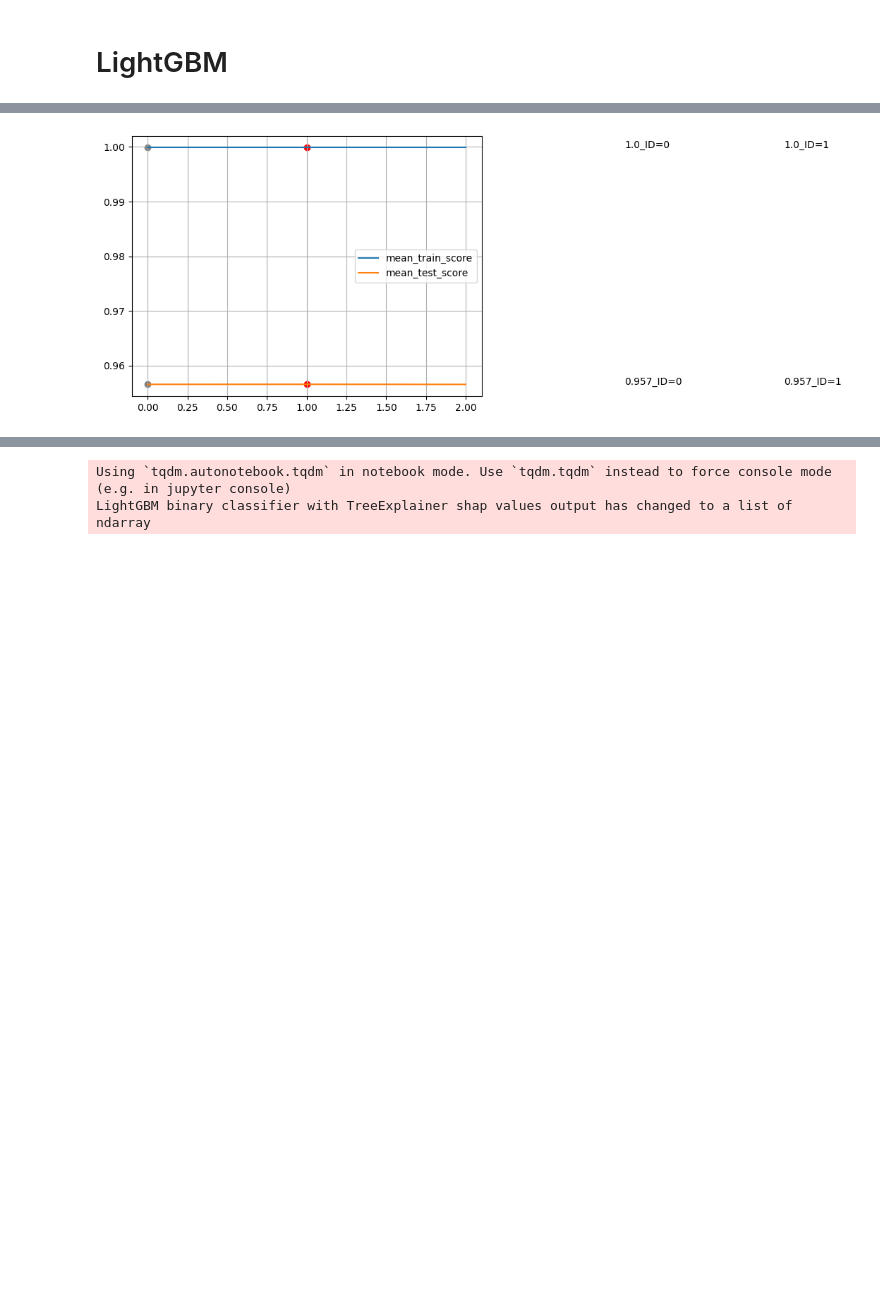
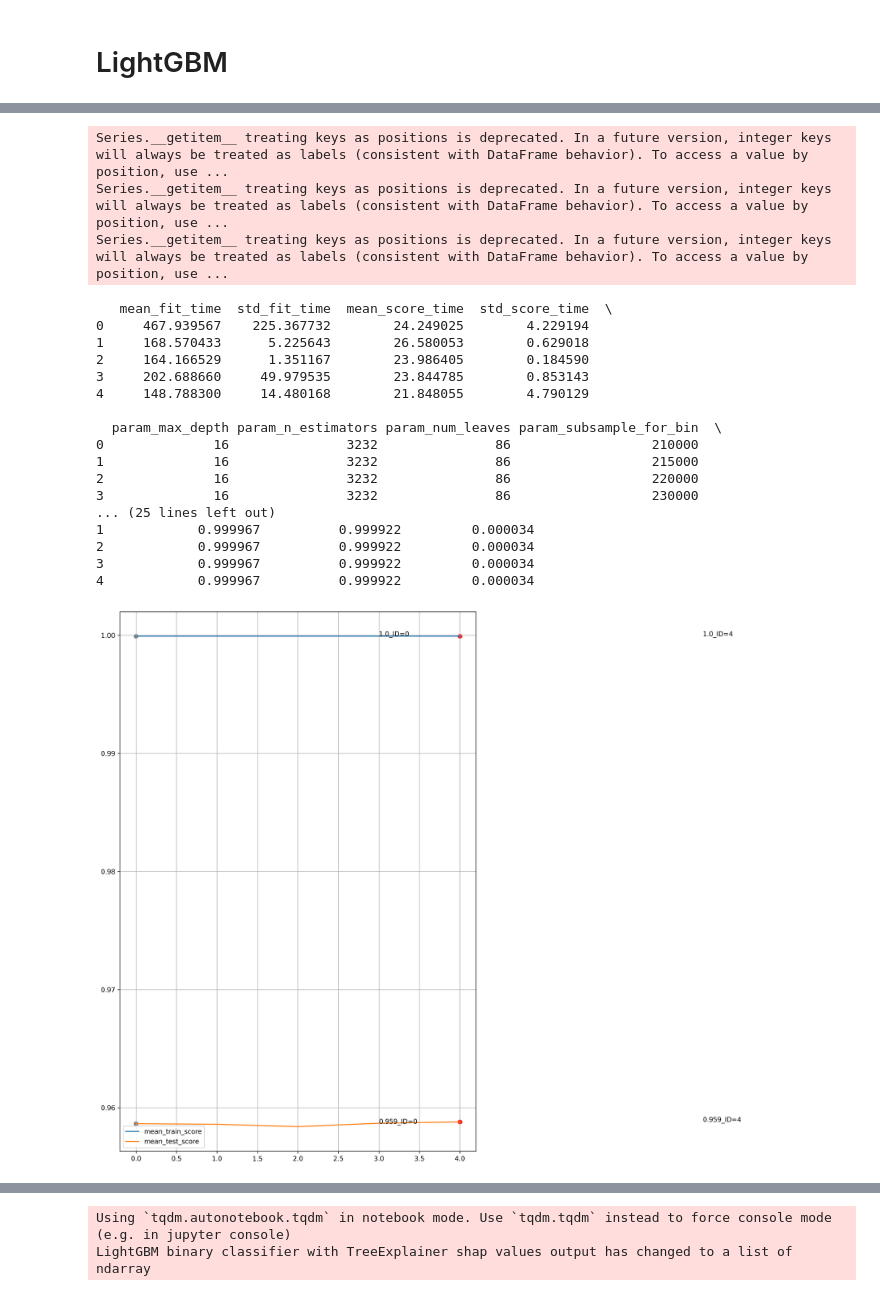
Before and after one commit to OviOvocny/dr-playground, a Jupyter notebook: LightGBM-phishing-demo.ipynb, the cells around one changed output, grey strips where cells are left out. Cells and saved outputs as stored; diff of their text form; code cells hidden in the pictures; blank space fills up the shorter version.

```diff
--- a/LightGBM-phishing-demo.ipynb
+++ b/LightGBM-phishing-demo.ipynb
@@ -28,7 +28,7 @@ model_name = "demo_phishing"
 # #############################################################
 benign_dataset_filenames = [
     'floor/benign_2310.parquet',
-    'floor/cesnet2.parquet'
+    'floor/cesnet2_2310.parquet'
 ]
 malicious_dataset_filenames = [
     'floor/phishing_2310.parquet',
@@ -119,8 +119,8 @@ import matplotlib.pyplot as plt
 params = {
     'objective': 'binary',  # binary classification
     'boosting_type': 'gbdt',  # Gradient Boosting Decision Tree
-    'n_estimators': 3030,  # Number of boosted trees to fit, equivalent to number of boosting iterations
-    'num_leaves': 89,
+    'n_estimators': 3232,  # Number of boosted trees to fit, equivalent to number of boosting iterations
+    'num_leaves': 86,
     'max_depth': 16,
     'random_state': 7,
     'learning_rate': 0.1,
@@ -230,7 +221,7 @@ if run_grid_search:
         'random_state': 7,
         #"n_estimators": 897,
         #"num_leaves": 59,
-        'max_depth': 17,
+        'max_depth': 16,
         'learning_rate': 0.1,
         #"min_child_samples": "27",
         #"min_split_gain": 0.0,
@@ -244,18 +235,18 @@ if run_grid_search:
 
     # this is your grid of parameters to search through, every combination will be tried
     grid = {
-        "n_estimators": [3020, 3030, 3050],
-        "num_leaves": [89],
+        "n_estimators": [3232],
+        "num_leaves": [86],
         "max_depth": [16],
 
         #"learning_rate": [0.11, 0.12, 0.13, 0.2],
         #"subsample": [0.1],
         #reg_lambda": [0.1],
         #'min_split_gain' : [0.0, 0.1, 0.2]
-        #'subsample_for_bin': [215000, 220000, 230000, 240000],
+        'subsample_for_bin': [210000, 215000, 220000, 230000, 23500],
     }
 
-    cv = StratifiedKFold(n_splits=2, shuffle=True, random_state=7)
+    cv = StratifiedKFold(n_splits=3, shuffle=True, random_state=7)
     grid_search = GridSearchCV(
         estimator=clf,
         param_grid=grid,
@@ -329,4 +320,24 @@ And if memory is not enough, you can set `force_col_wise=true`.
+Series.__getitem__ treating keys as positions is deprecated. In a future version, integer keys will always be treated as labels (consistent with DataFrame behavior). To access a value by position, use ...
+Series.__getitem__ treating keys as positions is deprecated. In a future version, integer keys will always be treated as labels (consistent with DataFrame behavior). To access a value by position, use ...
+Series.__getitem__ treating keys as positions is deprecated. In a future version, integer keys will always be treated as labels (consistent with DataFrame behavior). To access a value by position, use ...
+   mean_fit_time  std_fit_time  mean_score_time  std_score_time  \
+0     467.939567    225.367732        24.249025        4.229194
+1     168.570433      5.225643        26.580053        0.629018
+2     164.166529      1.351167        23.986405        0.184590
+3     202.688660     49.979535        23.844785        0.853143
+4     148.788300     14.480168        21.848055        4.790129
+
+  param_max_depth param_n_estimators param_num_leaves param_subsample_for_bin  \
+0              16               3232               86                  210000
+1              16               3232               86                  215000
+2              16               3232               86                  220000
+3              16               3232               86                  230000
+... (25 lines left out)
+1            0.999967          0.999922         0.000034
+2            0.999967          0.999922         0.000034
+3            0.999967          0.999922         0.000034
+4            0.999967          0.999922         0.000034
-[figure, old version]
+[figure, new version]
 # %%
 scores
 # %% [output]
```
Also changed, not shown: parts of 8 cells of this notebook, 11 other files.
